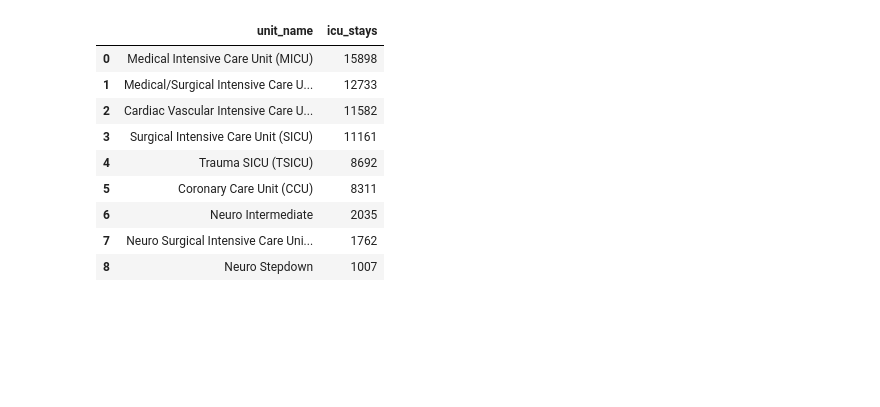
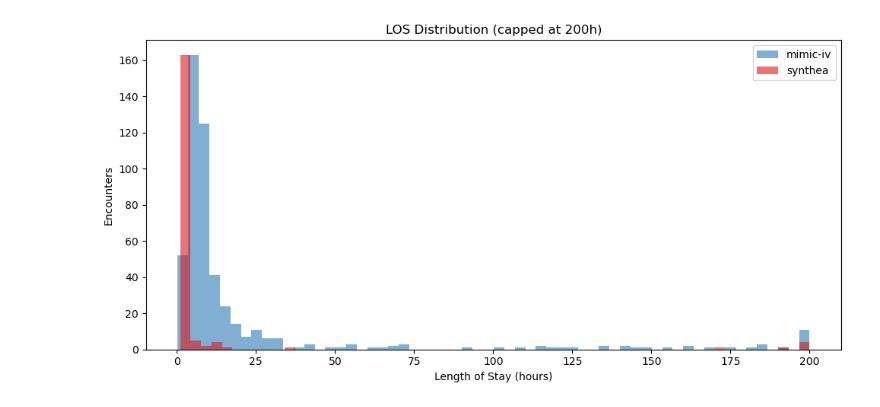
Before and after one commit to kasra321/MIMIC-FHIR, a Jupyter notebook: notebooks/healthcare_utilization_demo.ipynb, the cells around one changed output. Drawn from its saved outputs; the diff is of its cells as text; code cells hidden in the pictures; blank space fills up the shorter version.

```diff
--- a/notebooks/healthcare_utilization_demo.ipynb
+++ b/notebooks/healthcare_utilization_demo.ipynb
@@ -130,25 +97,4 @@ ICU encounters (class=ACUTE) are child encounters linked to hospital encounters
 # %%
-# ICU unit distribution (resolve location_id via bronze Location resources)
-con.execute("""
-    WITH loc_names AS (
-        SELECT resource_id, json_extract_string(resource, '$.name') AS unit_name
-        FROM bronze.fhir_resources WHERE resource_type = 'Location'
-    )
-    SELECT l.unit_name, COUNT(*) as icu_stays
-    FROM silver.encounters e
-    LEFT JOIN loc_names l ON e.location_id = l.resource_id
-    WHERE e.encounter_class = 'ACUTE'
-    GROUP BY l.unit_name
-    ORDER BY icu_stays DESC
-""").fetchdf()
+plot_los_distribution(records);
 # %% [output]
-|  | unit_name | icu_stays |
-| 0 | Medical Intensive Care Unit (MICU) | 15898 |
-| 1 | Medical/Surgical Intensive Care U... | 12733 |
-| 2 | Cardiac Vascular Intensive Care U... | 11582 |
-| 3 | Surgical Intensive Care Unit (SICU) | 11161 |
-| 4 | Trauma SICU (TSICU) | 8692 |
-| 5 | Coronary Care Unit (CCU) | 8311 |
-| 6 | Neuro Intermediate | 2035 |
-| 7 | Neuro Surgical Intensive Care Uni... | 1762 |
-| 8 | Neuro Stepdown | 1007 |
+[figure, added]
```
Also changed, not shown: parts of 29 cells of this notebook, 14 other files.
